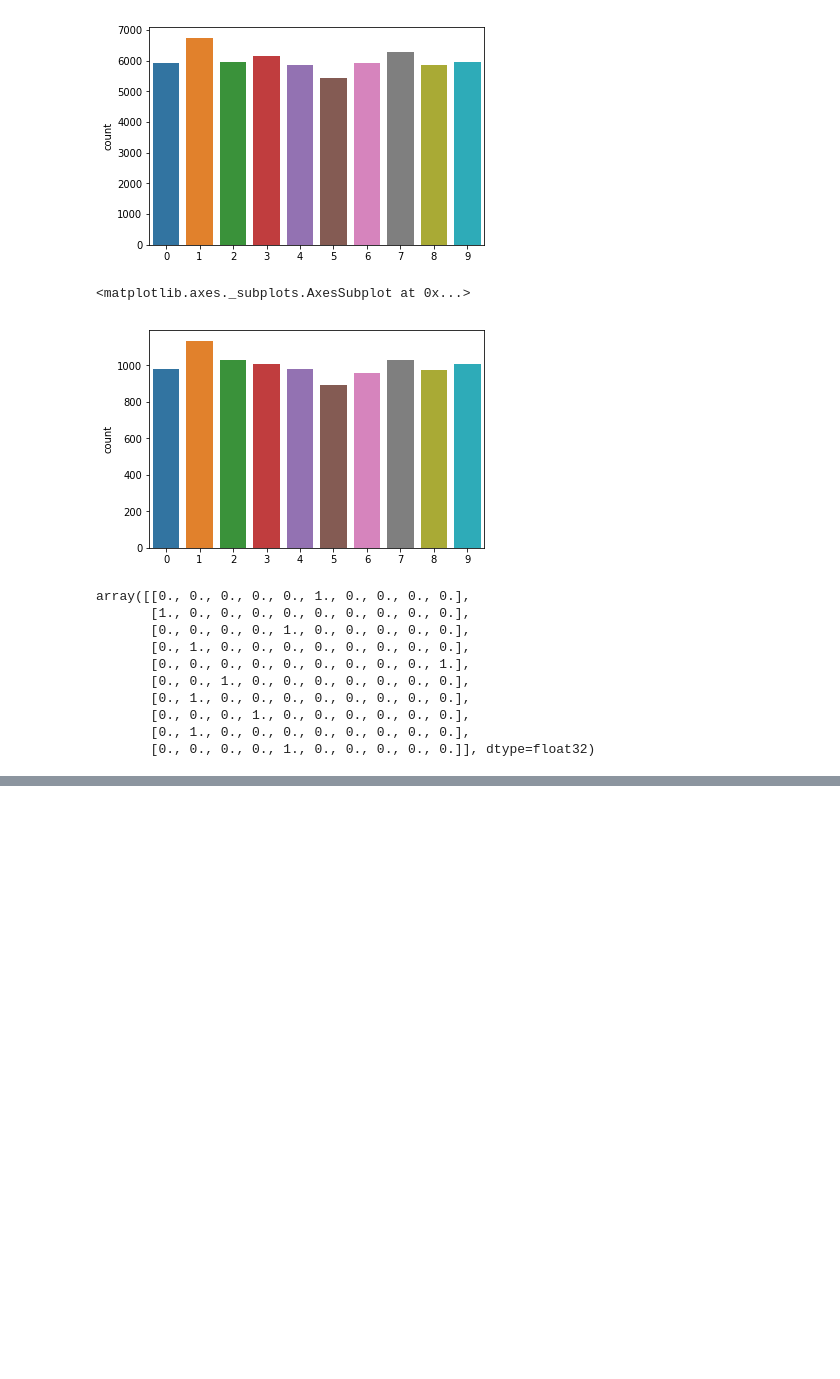
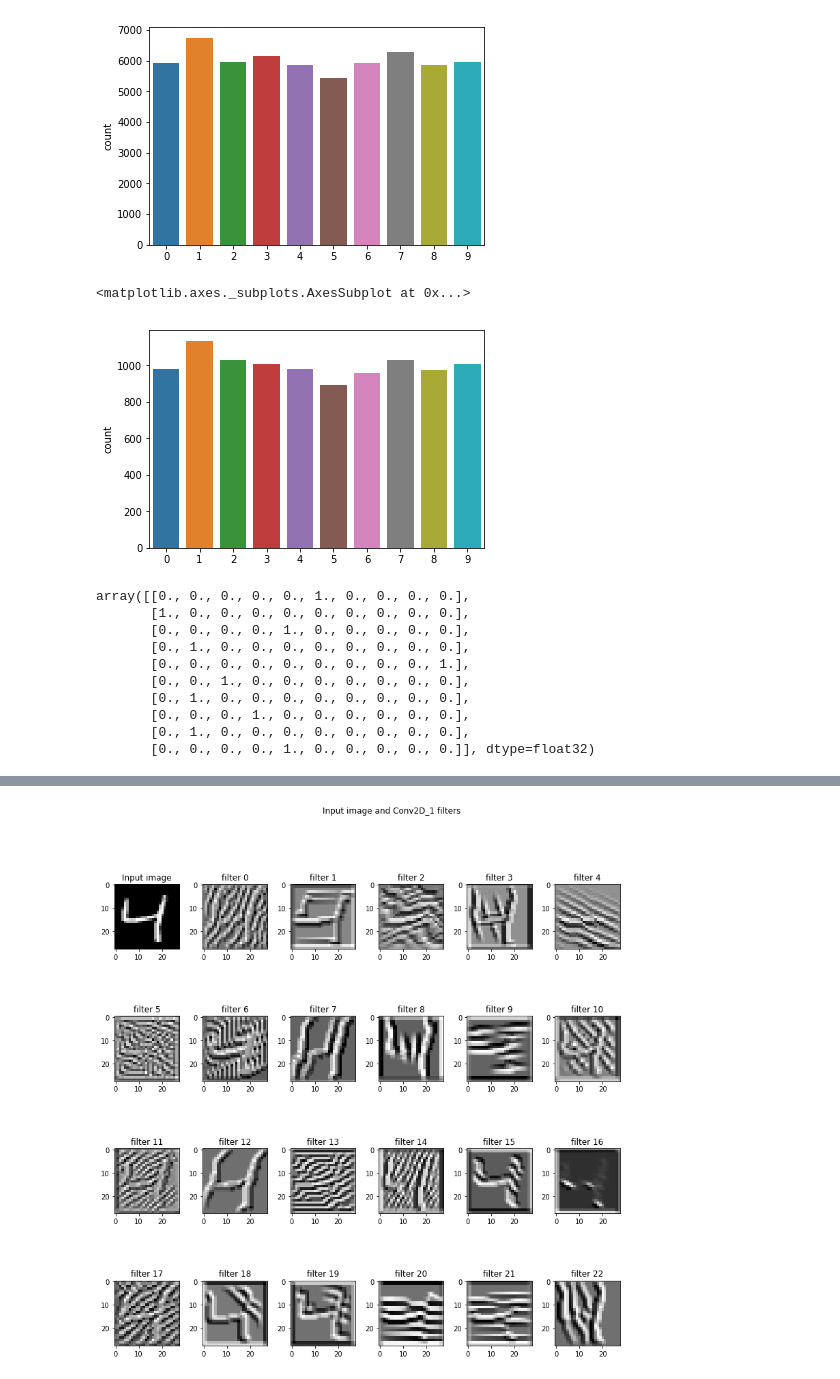
Before and after one commit to inboxpraveen/EVA-SchoolOfAi-2019, a Jupyter notebook: P4/4A.ipynb, the cells around one changed output, grey strips where cells are left out. Saved outputs shown, nothing was run; the diff lists cells and outputs as text; code cells hidden in the pictures; blank space fills up the shorter version.

```diff
--- a/P4/4A.ipynb
+++ b/P4/4A.ipynb
@@ -242,0 +251,72 @@ Epoch 4/10
+# %%
+layer_dict = dict([(layer.name, layer) for layer in model.layers])
+# %%
+# util function to convert a tensor into a valid image
+def deprocess_image(x):
+    # normalize tensor: center on 0., ensure std is 0.1
+    x -= x.mean()
+    x /= (x.std() + 1e-5)
+    x *= 0.1
+
+    # clip to [0, 1]
+    x += 0.5
+    x = np.clip(x, 0, 1)
+
+    # convert to RGB array
+    x *= 255
+    #x = x.transpose((1, 2, 0))
+    x = np.clip(x, 0, 255).astype('uint8')
+    return x
+
+def vis_img_in_filter(img = np.array(X_train[2]).reshape((1, 28, 28, 1)).astype(np.float64),
+                      layer_name = 'Conv2D_1'):
+    layer_output = layer_dict[layer_name].output
+    img_ascs = list()
+    for filter_index in range(layer_output.shape[3]):
+        # build a loss function that maximizes the activation
+        # of the nth filter of the layer considered
+        loss = K.mean(layer_output[:, :, :, filter_index])
+
+        # compute the gradient of the input picture wrt this loss
+        grads = K.gradients(loss, model.input)[0]
+
+        # normalization trick: we normalize the gradient
+        grads /= (K.sqrt(K.mean(K.square(grads))) + 1e-5)
+
+        # this function returns the loss and grads given the input picture
+        iterate = K.function([model.input], [loss, grads])
+
+        # step size for gradient ascent
+        step = 5.
+
+        img_asc = np.array(img)
+        # run gradient ascent for 20 steps
+        for i in range(20):
+            loss_value, grads_value = iterate([img_asc])
+            img_asc += grads_value * step
+
+        img_asc = img_asc[0]
+        img_ascs.append(deprocess_image(img_asc).reshape((28, 28)))
+
+    if layer_output.shape[3] >= 35:
+        plot_x, plot_y = 6, 6
+    elif layer_output.shape[3] >= 23:
+        plot_x, plot_y = 4, 6
+    elif layer_output.shape[3] >= 11:
+        plot_x, plot_y = 2, 6
+    else:
+        plot_x, plot_y = 1, 2
+    fig, ax = plt.subplots(plot_x, plot_y, figsize = (12, 12))
+    ax[0, 0].imshow(img.reshape((28, 28)), cmap = 'gray')
+    ax[0, 0].set_title('Input image')
+    fig.suptitle('Input image and %s filters' % (layer_name,))
+    fig.tight_layout(pad = 0.3, rect = [0, 0, 0.9, 0.9])
+    for (x, y) in [(i, j) for i in range(plot_x) for j in range(plot_y)]:
+        if x == 0 and y == 0:
+            continue
+        ax[x, y].imshow(img_ascs[x * plot_y + y - 1], cmap = 'gray')
+        ax[x, y].set_title('filter %d' % (x * plot_y + y - 1))
+
+vis_img_in_filter()
+# %% [output]
+[figure, added]
```
Also changed, not shown: parts of 14 cells of this notebook, 5 other files.
